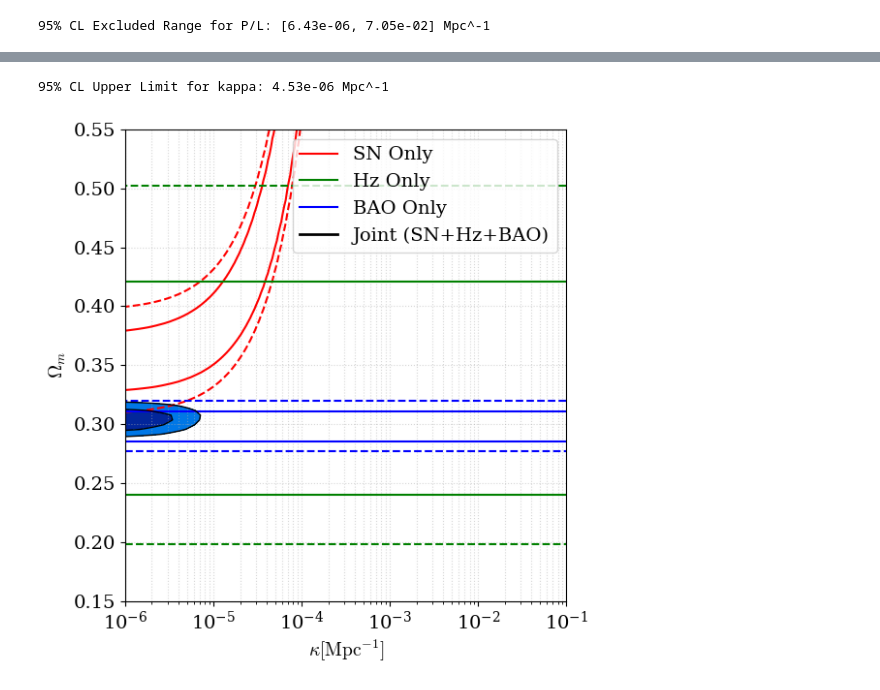
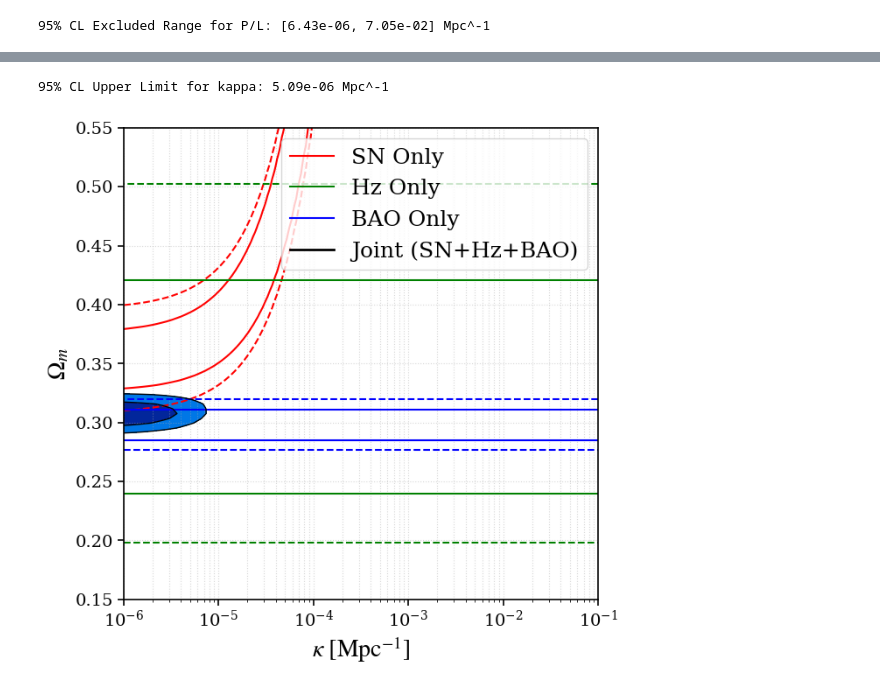
Before and after one commit to irosphis/CDDR_Test, a Jupyter notebook: ALPandMCP.ipynb, the cells around one changed output, grey strips where cells are left out. Cells and saved outputs as stored; diff of their text form; code cells hidden in the pictures.

```diff
--- a/ALPandMCP.ipynb
+++ b/ALPandMCP.ipynb
@@ -1,9 +1,19 @@
 # %%
 from matplotlib import pyplot as plt
 plt.rcParams.update({
+    'font.size': 20,
     'font.family': 'serif',
-    'mathtext.fontset': 'cm',
-    'font.size': 14
+    'mathtext.fontset': 'stix',
+    'axes.linewidth': 1.2,
+    'xtick.major.size': 5,
+    'xtick.major.width': 1.2,
+    'ytick.major.size': 5,
+    'ytick.major.width': 1.2,
+    'legend.fontsize': 20,
+    "axes.titlesize": 20,
+    "axes.labelsize": 20,
+    "xtick.labelsize": 14,
+    "ytick.labelsize": 14,
 })
 # %%
 import numpy as np
@@ -217,7 +219,6 @@ kappa_range = np.logspace(-6.0, -1.0, 100)
 h0_range = np.linspace(60, 80, 40)
 
 def get_rs_approx(H0, Om, Obh2=0.02237):
-    # Aubourg et al. 2015 approximation for rs(zd) in Mpc
     h = H0 / 100.0
     return 147.09 * ((Om * h**2) / 0.143)**-0.35 * (Obh2 / 0.02237)**-0.12
 
@@ -277,74 +278,42 @@ for i, kappa in enumerate(kappa_range):
             grids['sn'][i, j] = min(grids['sn'][i, j], chi2_sn)
             grids['hz'][i, j] = min(grids['hz'][i, j], chi2_hz)
             grids['bao'][i, j] = min(grids['bao'][i, j], chi2_bao)
-            grids['joint'][i, j] = min(grids['joint'][i, j], chi2_sn + chi2_bao + chi2_bao)
+            grids['joint'][i, j] = min(grids['joint'][i, j], chi2_sn + chi2_hz + chi2_bao)
 
 
 chi2_1d = np.min(grids['joint'], axis=1)
 dchi2_1d = chi2_1d - np.min(chi2_1d)
-within_95_mask = dchi2_1d <= 4.0
+within_95_mask = dchi2_1d <= 3.841
 kappa_upper_limit = np.max(kappa_range[within_95_mask])
 
 print(f"95% CL Upper Limit for kappa: {kappa_upper_limit:.2e} Mpc^-1")
 
-plt.figure(figsize=(6, 6))
+plt.figure(figsize=(7, 7))
 Y, X = np.meshgrid(om_range, kappa_range)
 lvls = [2.30, 6.17]
 
 cs_sn = plt.contour(X, Y, grids['sn'] - np.min(grids['sn']), levels=lvls, colors='r', linestyles=['-', '--'])
 cs_hz = plt.contour(X, Y, grids['hz'] - np.min(grids['hz']), levels=lvls, colors='g', linestyles=['-', '--'])
 cs_bao = plt.contour(X, Y, grids['bao'] - np.min(grids['bao']), levels=lvls, colors='b', linestyles=['-', '--'])
 
 plt.contourf(X, Y, grids['joint'] - np.min(grids['joint']), levels=[0, 2.30, 6.17], colors=[ "#02269b",'#0077e6'])
 cs_j = plt.contour(X, Y, grids['joint'] - np.min(grids['joint']), levels=lvls, colors='k', linewidths=1)
 
 plt.plot([], [], 'r-', label='SN Only')
 plt.plot([], [], 'g-', label='Hz Only')
 plt.plot([], [], 'b-', label='BAO Only')
 plt.plot([], [], 'k-', lw=2, label='Joint (SN+Hz+BAO)')
 
 plt.xscale('log')
-plt.xlabel(r'$\kappa [\mathrm{Mpc}^{-1}]$', fontsize=14)
-plt.ylabel(r'$\Omega_m$', fontsize=14)
-plt.legend(loc='upper right')
+plt.xlabel(r'$\kappa\ [\mathrm{Mpc}^{-1}]$')
+plt.ylabel(r'$\Omega_m$')
+plt.legend(loc='upper right', fontsize=18)
 plt.grid(True, which="both", ls=":", alpha=0.5)
-plt.tight_layout()
-plt.savefig('fig/kappa-om.pdf')
+plt.savefig('fig/kappa-om.pdf', bbox_inches='tight')
 plt.show()
-
-
-
-# # Optional: Visualization of the 1D marginalized constraint
-# plt.figure()
-# plt.plot(kappa_range, dchi2_1d, 'k-', lw=2)
-# plt.axhline(4.0, color='r', ls='--', label='95% CL (Delta Chi2 = 4)')
-# plt.xscale('log')
-# plt.xlabel(r'$\kappa \ [\mathrm{Mpc}^{-1}]$')
-# plt.ylabel(r'$\Delta\chi^2$')
-# plt.legend()
-# plt.show()
-
-# # 4. Result Visualization
-# dchi2 = chi2_grid - np.nanmin(chi2_grid)
-# Y, X = np.meshgrid(om_range, kappa_range)
-# min_idx = np.unravel_index(np.nanargmin(chi2_grid), chi2_grid.shape)
-# best_kappa, best_om = kappa_range[min_idx[0]], om_range[min_idx[1]]
-# print("bestfit: kappa=",best_kappa,'om=',best_om)
-# plt.figure(figsize=(6, 6))
-# plt.contourf(X, Y, dchi2, levels=[0, 2.30, 6.17, 11.8], colors=['#1f77b4', "#7fa8de", '#aec7e8'])
-# plt.contour(X, Y, dchi2, levels=[2.30, 6.17, 11.8], colors='k', linewidths=1.5)
-# plt.plot(best_kappa, best_om, 'r+', markersize=10, markeredgewidth=2, label='Best Fit')
-# plt.xscale('log')
-# plt.ylabel(r'$\Omega_m$')
-# plt.xlabel(r'$\kappa \ [\mathrm{Mpc}^{-1}]$')
-# plt.title('Constraints on Opacity (SN + Hz + DESI BAO)')
-# plt.grid(True, which="both", ls=":", alpha=0.4)
-# plt.tight_layout()
-# plt.savefig('fig/kappa-om.pdf')
-# plt.show()
 # %% [output]
-95% CL Upper Limit for kappa: 4.53e-06 Mpc^-1
+95% CL Upper Limit for kappa: 5.09e-06 Mpc^-1
-[figure, old version]
+[figure, new version]
 # %%
 import numpy as np
 from scipy.special import gamma
```
Also changed, not shown: parts of 5 cells of this notebook, 39 other files.
